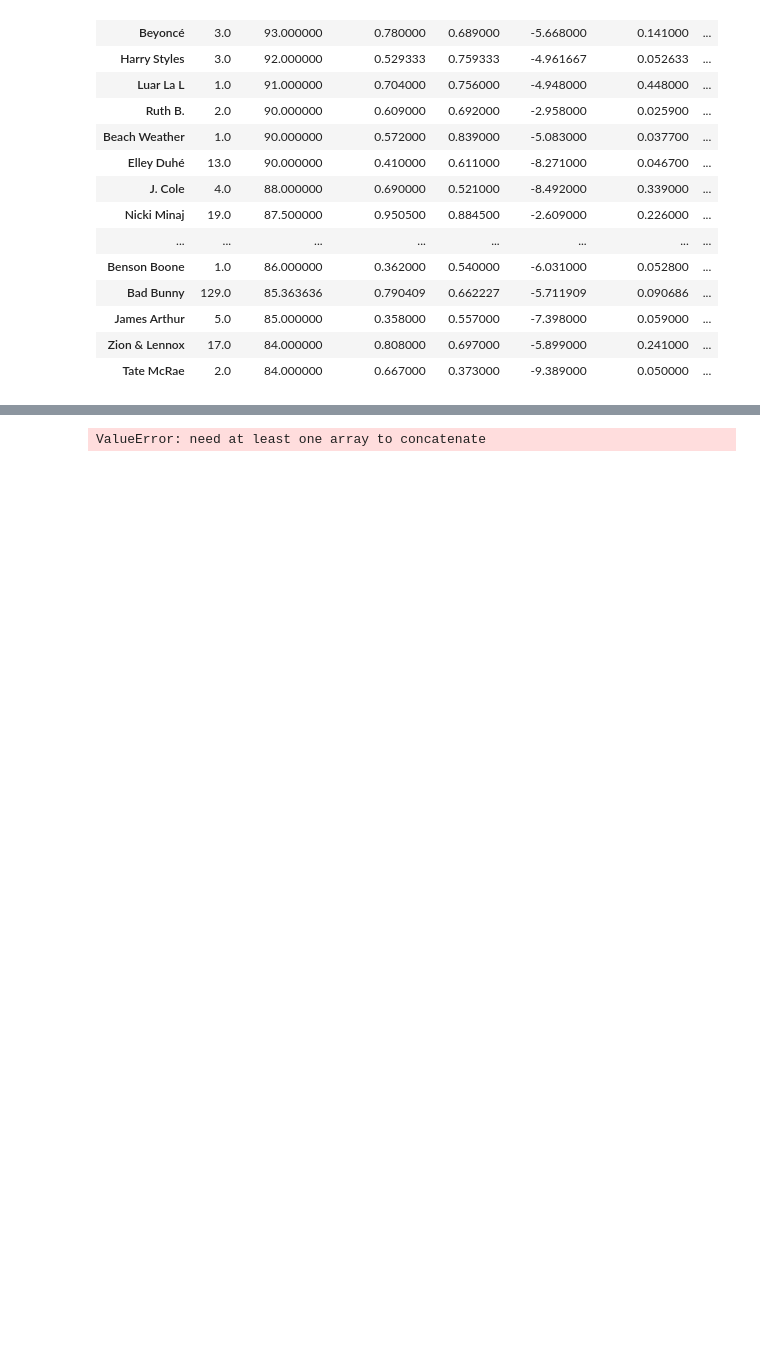
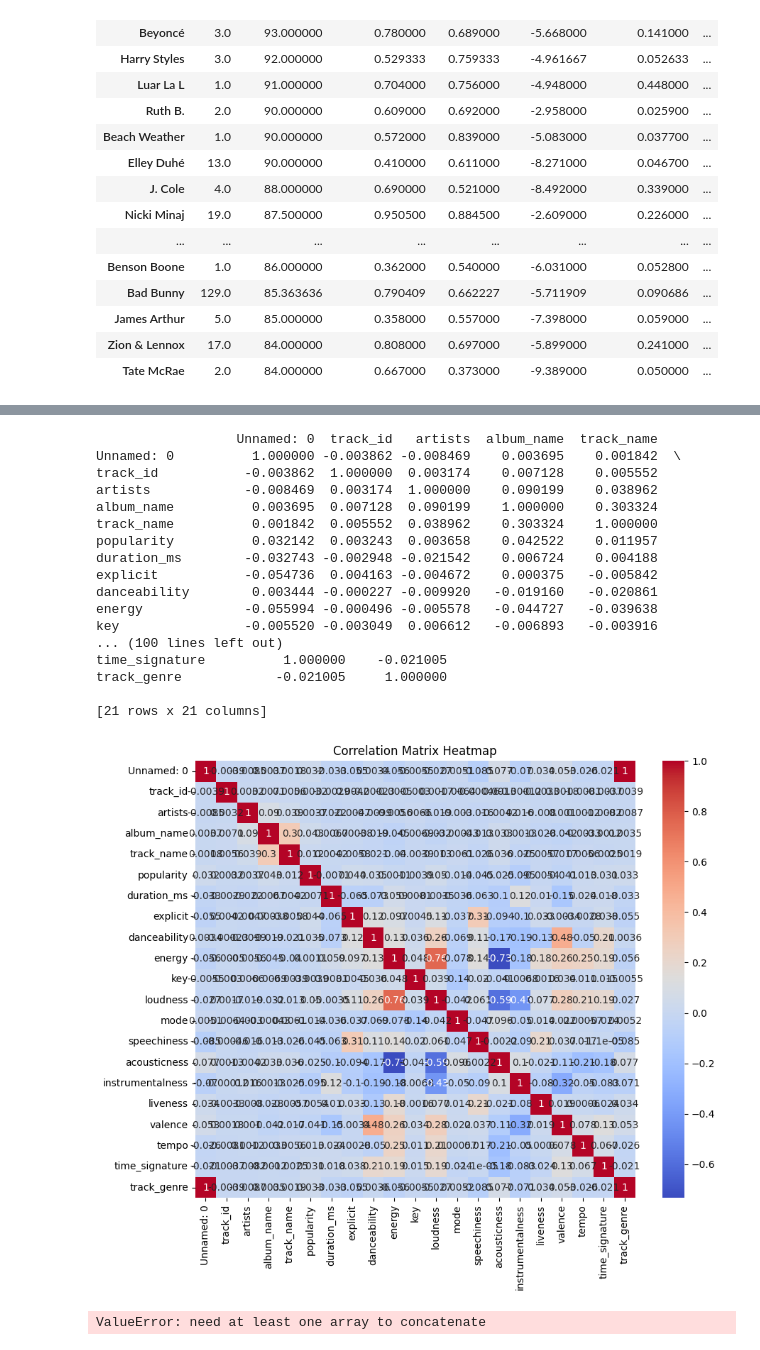
Before and after one commit to MarekPrzydanek/PythonProjekt, a Jupyter notebook: src/main.ipynb, the cells around one changed output, grey strips where cells are left out. Cells and saved outputs as stored; diff of their text form; code cells hidden in the pictures; blank space fills up the shorter version.

```diff
--- a/src/main.ipynb
+++ b/src/main.ipynb
@@ -313,3 +375,48 @@ See the caveats in the documentation: https://pandas.pydata.org/pandas-docs/stab
+# %%
+#Macierz korelacji:
+import pandas as pd
+
+#Obliczenie macierzy korelacji między zmiennymi
+df = pd.read_csv('dataset.csv')
+
+df['track_id'] = df['track_id'].astype('category').cat.codes
+df['artists'] = df['artists'].astype('category').cat.codes
+df['album_name'] = df['album_name'].astype('category').cat.codes
+df['track_name'] = df['track_name'].astype('category').cat.codes
+df['track_genre'] = df['track_genre'].astype('category').cat.codes
+
+correlation_matrix = df.corr()
+
+print(correlation_matrix)
+#Wygenerowanie wykresu korelacji (np. heatmapy)
+
+import seaborn as sns
+import matplotlib.pyplot as plt
+
+plt.figure(figsize=(10, 8))
+sns.heatmap(correlation_matrix, annot=True, cmap='coolwarm')
+
+plt.title('Correlation Matrix Heatmap')
+plt.show()
+# %% [output]
+                  Unnamed: 0  track_id   artists  album_name  track_name
+Unnamed: 0          1.000000 -0.003862 -0.008469    0.003695    0.001842  \
+track_id           -0.003862  1.000000  0.003174    0.007128    0.005552
+artists            -0.008469  0.003174  1.000000    0.090199    0.038962
+album_name          0.003695  0.007128  0.090199    1.000000    0.303324
+track_name          0.001842  0.005552  0.038962    0.303324    1.000000
+popularity          0.032142  0.003243  0.003658    0.042522    0.011957
+duration_ms        -0.032743 -0.002948 -0.021542    0.006724    0.004188
+explicit           -0.054736  0.004163 -0.004672    0.000375   -0.005842
+danceability        0.003444 -0.000227 -0.009920   -0.019160   -0.020861
+energy             -0.055994 -0.000496 -0.005578   -0.044727   -0.039638
+key                -0.005520 -0.003049  0.006612   -0.006893   -0.003916
+... (100 lines left out)
+time_signature          1.000000    -0.021005
+track_genre            -0.021005     1.000000
+
+[21 rows x 21 columns]
+[figure, added]
 # %%
 #Normalizacja tekstu: najpopularniejsze słowa z tytłów piosenek
 
```
Also changed, not shown: parts of 10 cells of this notebook.
